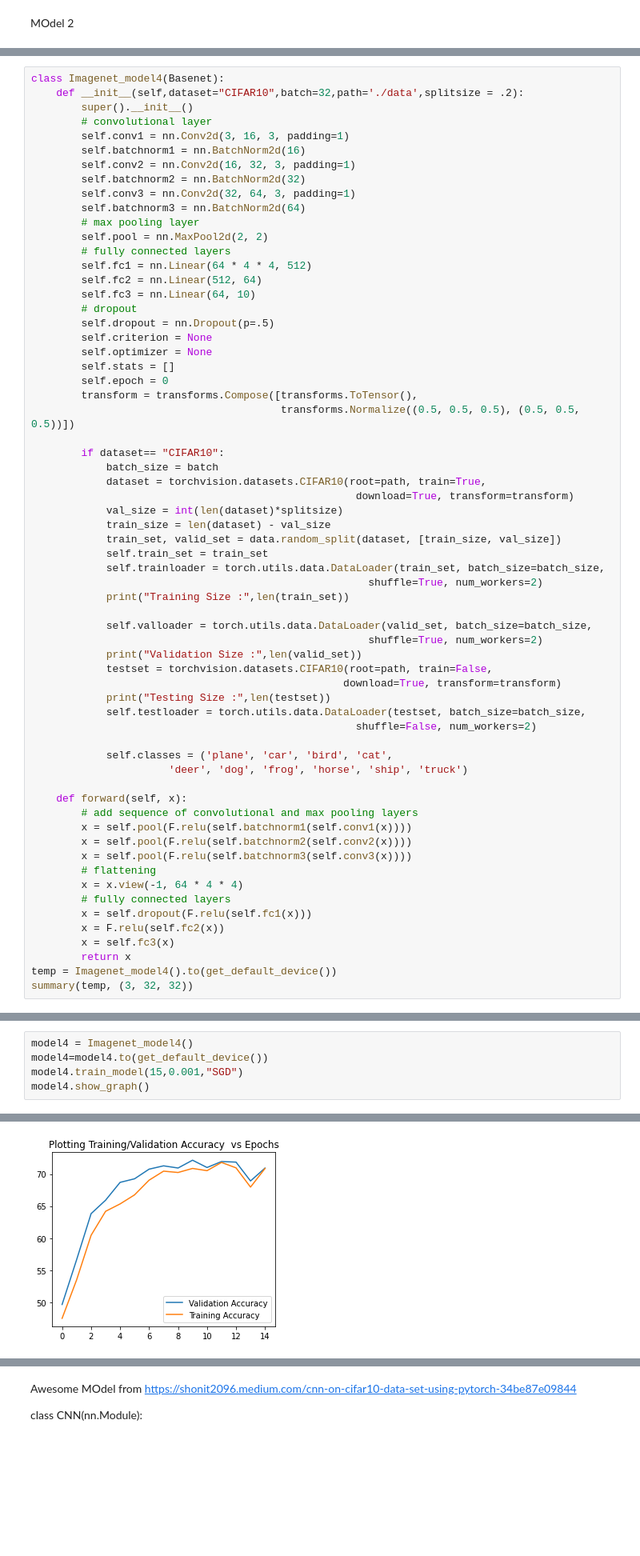
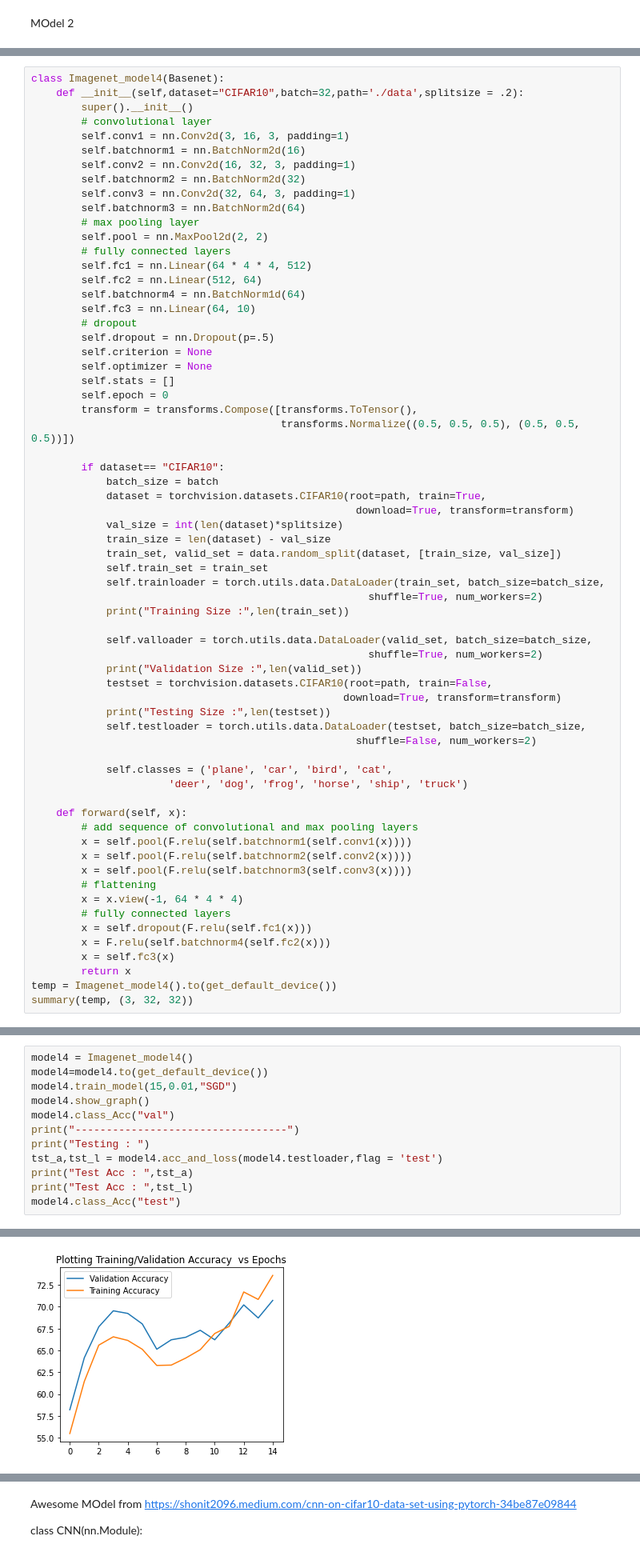
Before and after one commit to Anomaly1702/Ass2_Deep_Learning, a Jupyter notebook: Anubhav_Deep_learning.ipynb, the cells around one changed output, grey strips where cells are left out. Shown: that part at 80% size. Saved outputs shown, nothing was run; the diff lists cells and outputs as text; blank space fills up the shorter version.

```diff
--- a/Anubhav_Deep_learning.ipynb
+++ b/Anubhav_Deep_learning.ipynb
@@ -780,6 +766,7 @@ class Imagenet_model4(Basenet):
         # fully connected layers
         self.fc1 = nn.Linear(64 * 4 * 4, 512)
         self.fc2 = nn.Linear(512, 64)
+        self.batchnorm4 = nn.BatchNorm1d(64)
         self.fc3 = nn.Linear(64, 10)
         # dropout
         self.dropout = nn.Dropout(p=.5)
@@ -823,7 +810,7 @@ class Imagenet_model4(Basenet):
         x = x.view(-1, 64 * 4 * 4)
         # fully connected layers
         x = self.dropout(F.relu(self.fc1(x)))
-        x = F.relu(self.fc2(x))
+        x = F.relu(self.batchnorm4(self.fc2(x)))
         x = self.fc3(x)
         return x
 temp = Imagenet_model4().to(get_default_device())
@@ -850,8 +886,15 @@ Estimated Total Size (MB): 2.73
 # %%
 model4 = Imagenet_model4()
 model4=model4.to(get_default_device())
-model4.train_model(15,0.001,"SGD")
+model4.train_model(15,0.01,"SGD")
 model4.show_graph()
+model4.class_Acc("val")
+print("----------------------------------")
+print("Testing : ")
+tst_a,tst_l = model4.acc_and_loss(model4.testloader,flag = 'test')
+print("Test Acc : ",tst_a)
+print("Test Acc : ",tst_l)
+model4.class_Acc("test")
 # %% [output]
 Files already downloaded and verified
 Training Size : 40000
@@ -874 +917 @@ Finished Training
-[figure, old version]
+[figure, new version]
```
Also changed, not shown: parts of 28 cells of this notebook.
